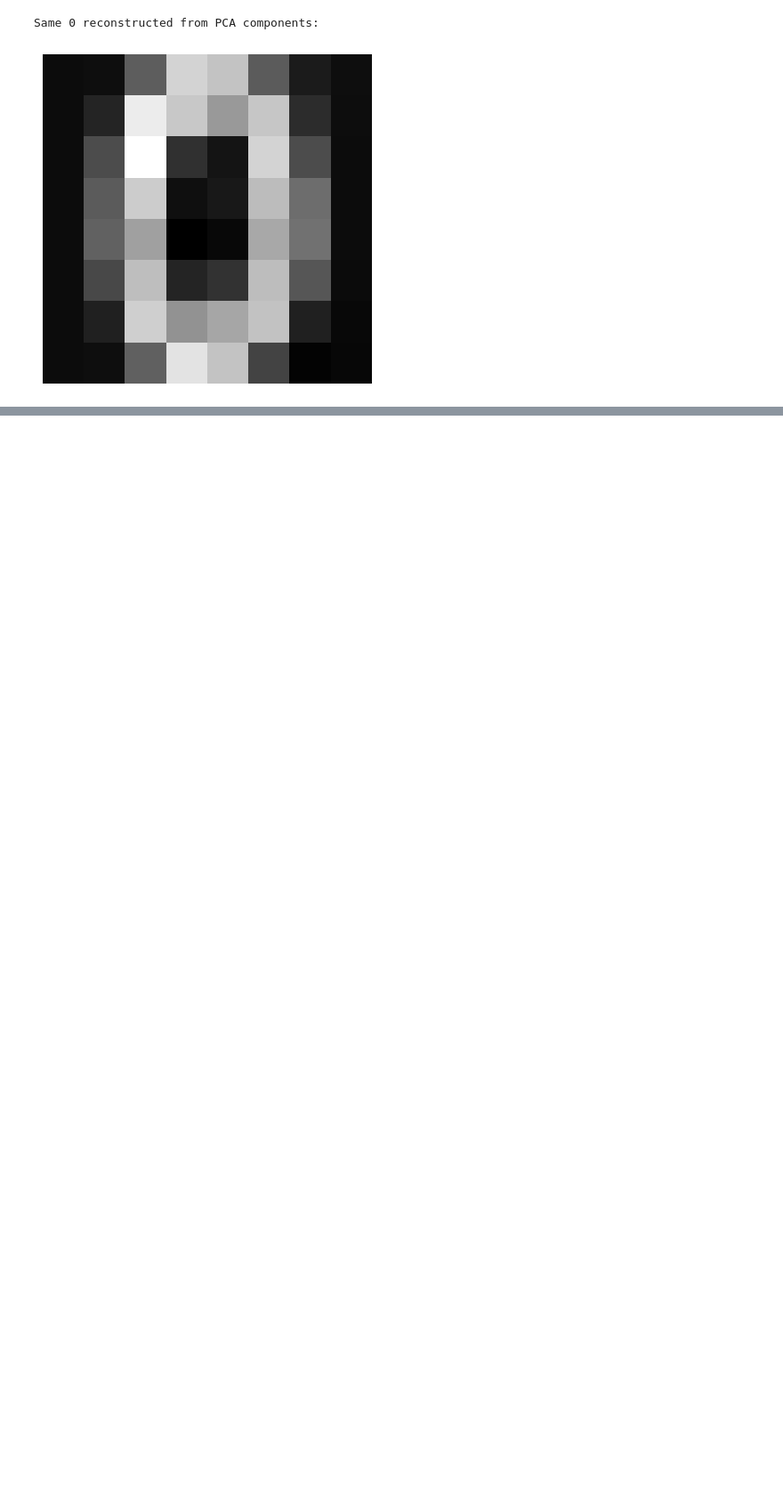
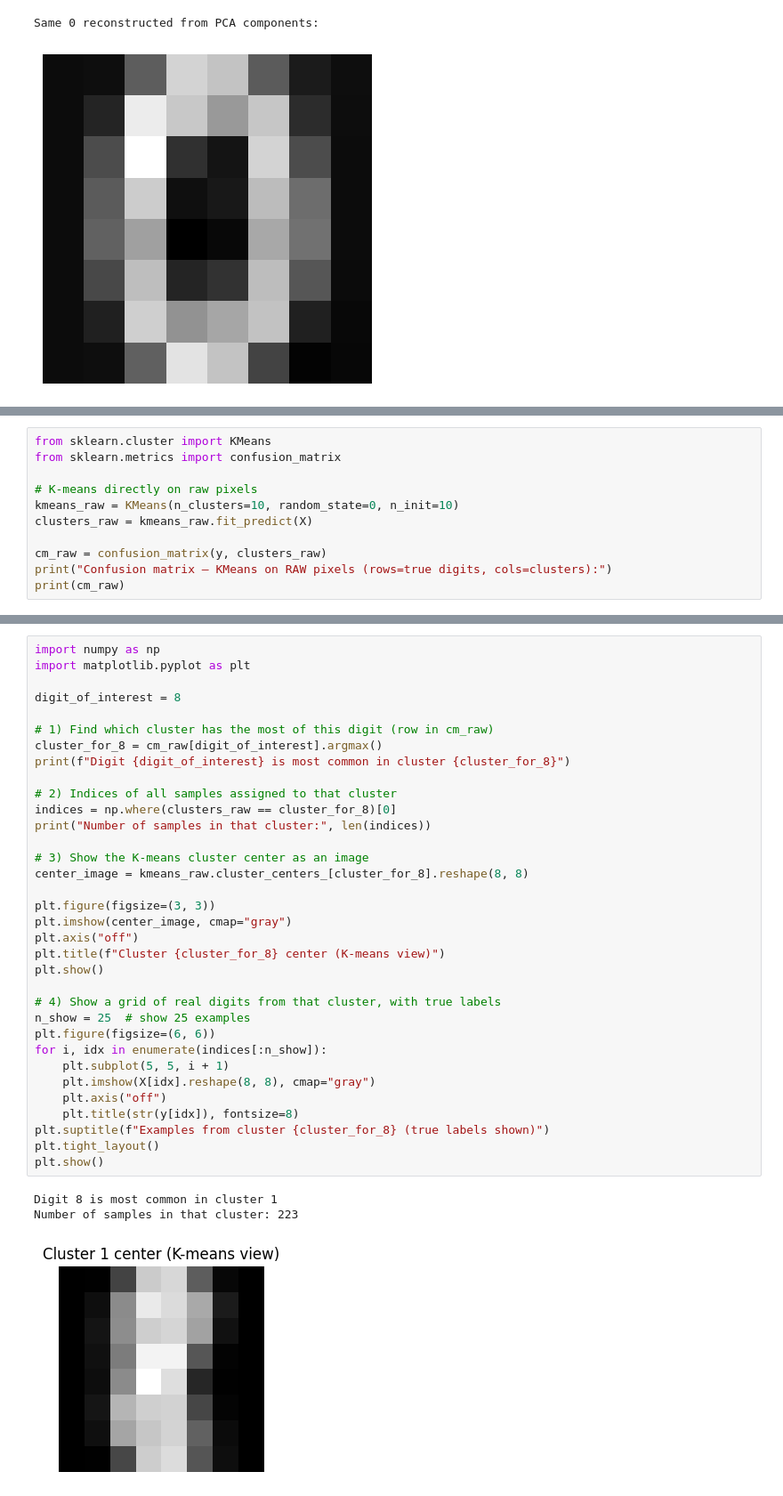
Before and after one commit to asopozala-prog/bbc-news-topic-modeling, a Jupyter notebook: exploring-nmf-and-pca-on-handwritten-digit-images.ipynb, the cells around one changed output, grey strips where cells are left out. Shown at 89% size. Drawn from its saved outputs; the diff is of its cells as text; blank space fills up the shorter version.

```diff
--- a/exploring-nmf-and-pca-on-handwritten-digit-images.ipynb
+++ b/exploring-nmf-and-pca-on-handwritten-digit-images.ipynb
@@ -173,0 +336,11 @@ Same 0 reconstructed from PCA components:
+# %%
+from sklearn.cluster import KMeans
+from sklearn.metrics import confusion_matrix
+
+# K-means directly on raw pixels
+kmeans_raw = KMeans(n_clusters=10, random_state=0, n_init=10)
+clusters_raw = kmeans_raw.fit_predict(X)
+
+cm_raw = confusion_matrix(y, clusters_raw)
+print("Confusion matrix – KMeans on RAW pixels (rows=true digits, cols=clusters):")
+print(cm_raw)
@@ -173,0 +359,38 @@ Same 0 reconstructed from PCA components:
+# %%
+import numpy as np
+import matplotlib.pyplot as plt
+
+digit_of_interest = 8
+
+# 1) Find which cluster has the most of this digit (row in cm_raw)
+cluster_for_8 = cm_raw[digit_of_interest].argmax()
+print(f"Digit {digit_of_interest} is most common in cluster {cluster_for_8}")
+
+# 2) Indices of all samples assigned to that cluster
+indices = np.where(clusters_raw == cluster_for_8)[0]
+print("Number of samples in that cluster:", len(indices))
+
+# 3) Show the K-means cluster center as an image
+center_image = kmeans_raw.cluster_centers_[cluster_for_8].reshape(8, 8)
+
+plt.figure(figsize=(3, 3))
+plt.imshow(center_image, cmap="gray")
+plt.axis("off")
+plt.title(f"Cluster {cluster_for_8} center (K-means view)")
+plt.show()
+
+# 4) Show a grid of real digits from that cluster, with true labels
+n_show = 25  # show 25 examples
+plt.figure(figsize=(6, 6))
+for i, idx in enumerate(indices[:n_show]):
+    plt.subplot(5, 5, i + 1)
+    plt.imshow(X[idx].reshape(8, 8), cmap="gray")
+    plt.axis("off")
+    plt.title(str(y[idx]), fontsize=8)
+plt.suptitle(f"Examples from cluster {cluster_for_8} (true labels shown)")
+plt.tight_layout()
+plt.show()
+# %% [output]
+Digit 8 is most common in cluster 1
+Number of samples in that cluster: 223
+[figure, added]
```
Also changed, not shown: parts of 9 cells of this notebook.
